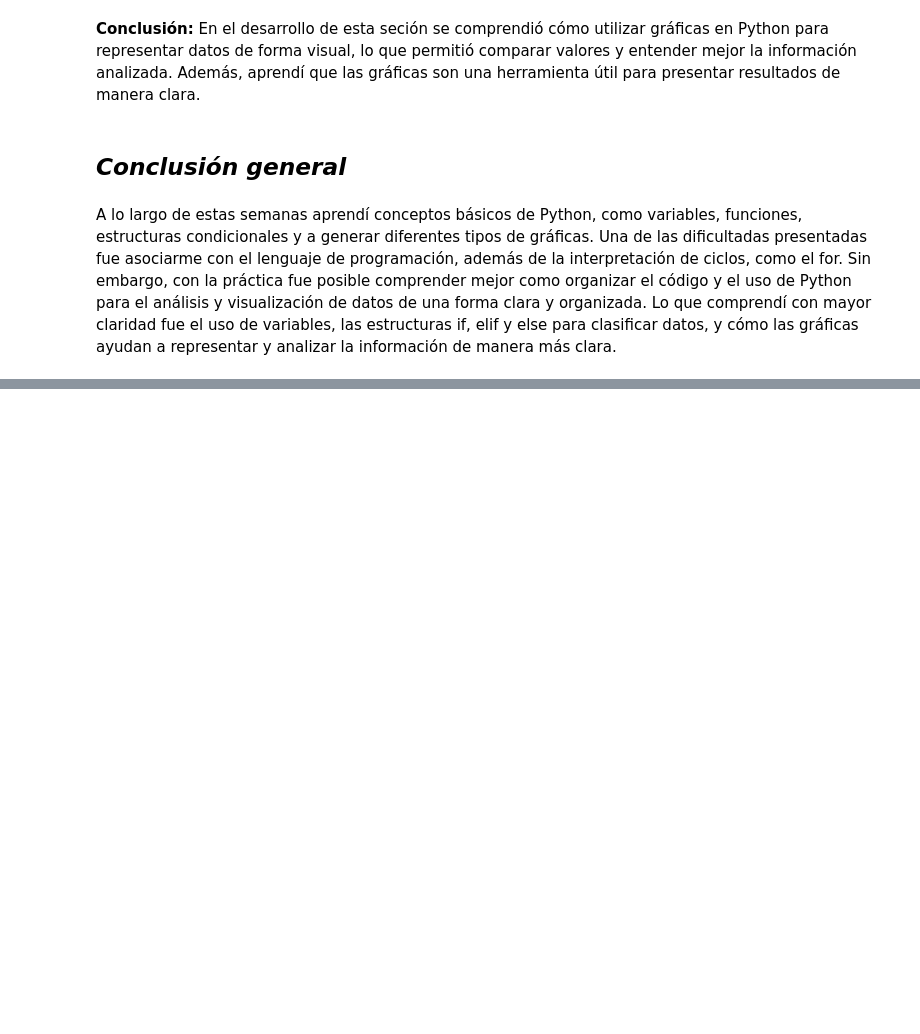
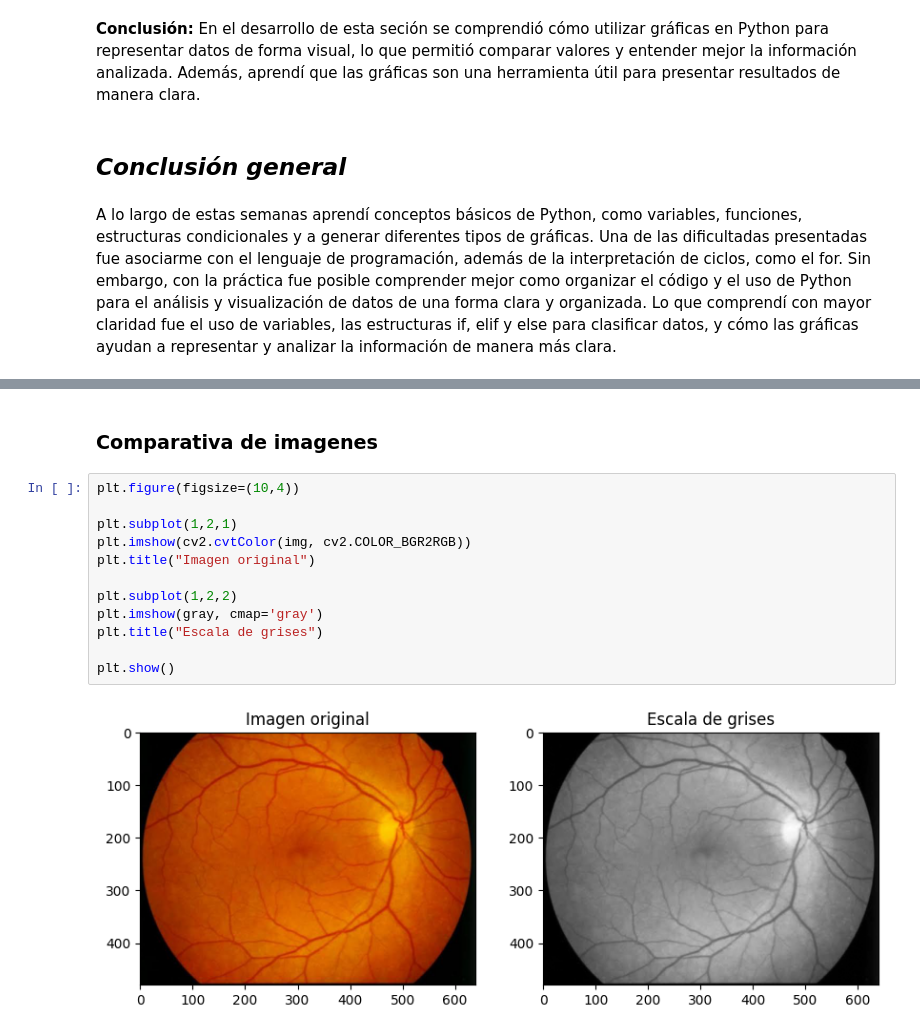
Before and after one commit to SilviaMendez27/Bit-cora-de-laboratorio-Silvia, a Jupyter notebook: Clase/01_intro_python.ipynb, the cells around one changed output, grey strips where cells are left out. Saved outputs shown, nothing was run; the diff lists cells and outputs as text; blank space fills up the shorter version.

```diff
--- a/Clase/01_intro_python.ipynb
+++ b/Clase/01_intro_python.ipynb
@@ -270,0 +297,16 @@ A lo largo de estas semanas aprendí conceptos básicos de Python, como variable
+# %% [markdown]
+### Comparativa de imagenes
+# %%
+plt.figure(figsize=(10,4))
+
+plt.subplot(1,2,1)
+plt.imshow(cv2.cvtColor(img, cv2.COLOR_BGR2RGB))
+plt.title("Imagen original")
+
+plt.subplot(1,2,2)
+plt.imshow(gray, cmap='gray')
+plt.title("Escala de grises")
+
+plt.show()
+# %% [output]
+[figure, added]
```
Also changed, not shown: parts of 15 cells of this notebook, 2 other files.
